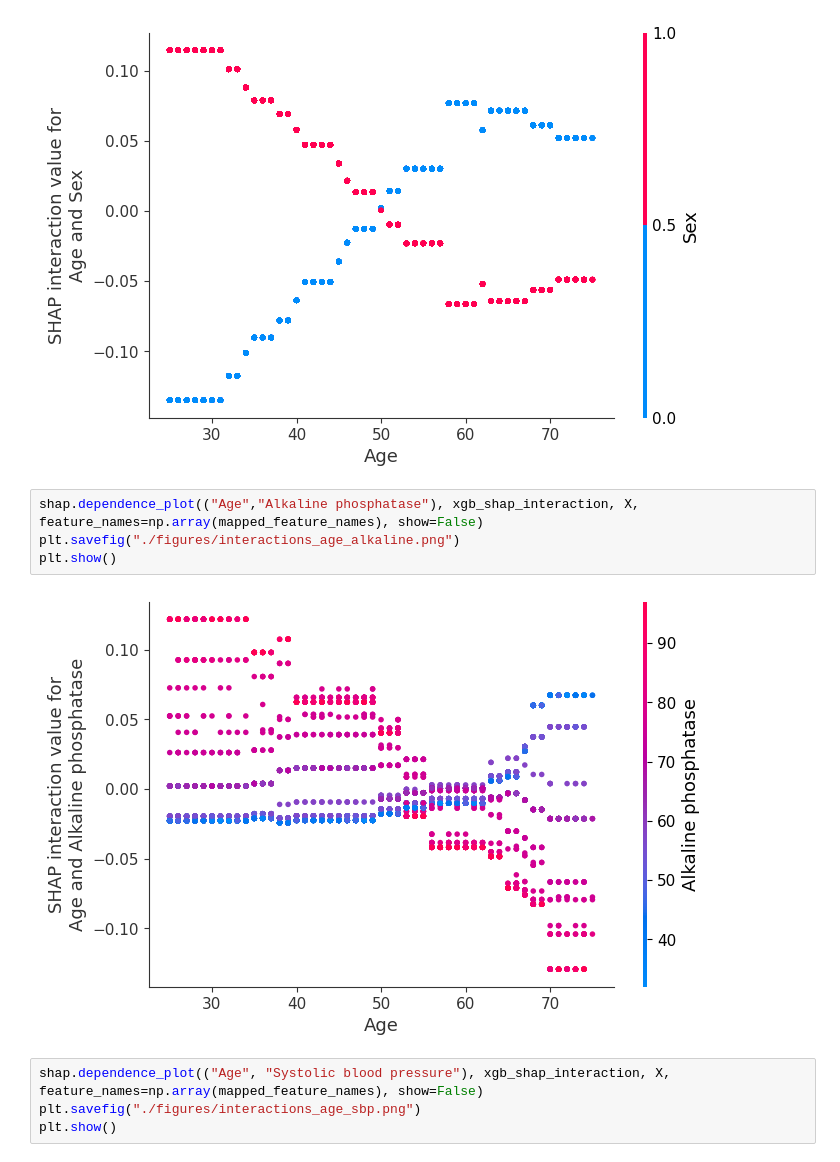
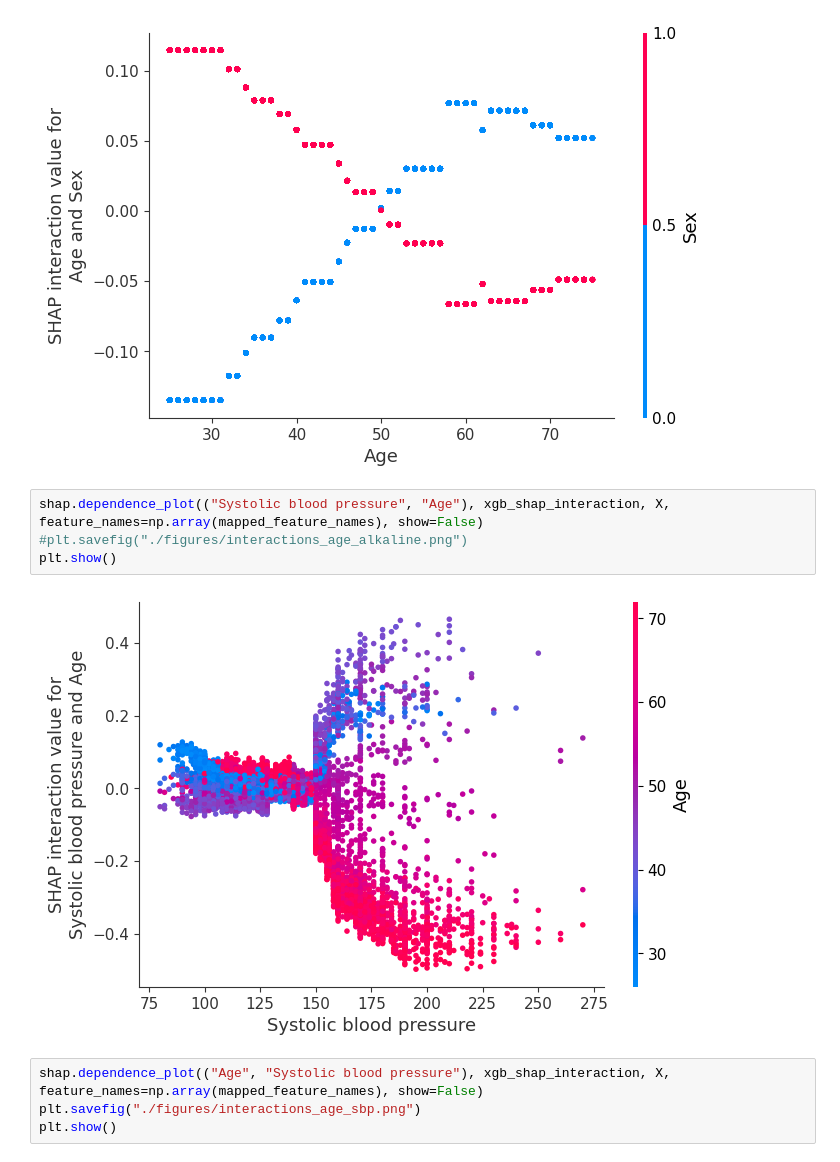
Before and after one commit to CorentinPernot/TreeShap, a Jupyter notebook: xai_protein_modified.ipynb, the cells around one changed output. Saved outputs shown, nothing was run; the diff lists cells and outputs as text.

Commit message:
complexity time + interaction effects

```diff
--- a/xai_protein_modified.ipynb
+++ b/xai_protein_modified.ipynb
@@ -675,11 +667,11 @@ plt.show()
 # %% [output]
 [figure]
 # %%
-shap.dependence_plot(("Age","Alkaline phosphatase"), xgb_shap_interaction, X, feature_names=np.array(mapped_feature_names), show=False)
-plt.savefig("./figures/interactions_age_alkaline.png")
+shap.dependence_plot(("Systolic blood pressure", "Age"), xgb_shap_interaction, X, feature_names=np.array(mapped_feature_names), show=False)
+#plt.savefig("./figures/interactions_age_alkaline.png")
 plt.show()
 # %% [output]
-[figure, old version]
+[figure, new version]
 # %%
 shap.dependence_plot(("Age", "Systolic blood pressure"), xgb_shap_interaction, X, feature_names=np.array(mapped_feature_names), show=False)
 plt.savefig("./figures/interactions_age_sbp.png")
```
Also changed, not shown: parts of 11 cells of this notebook.
